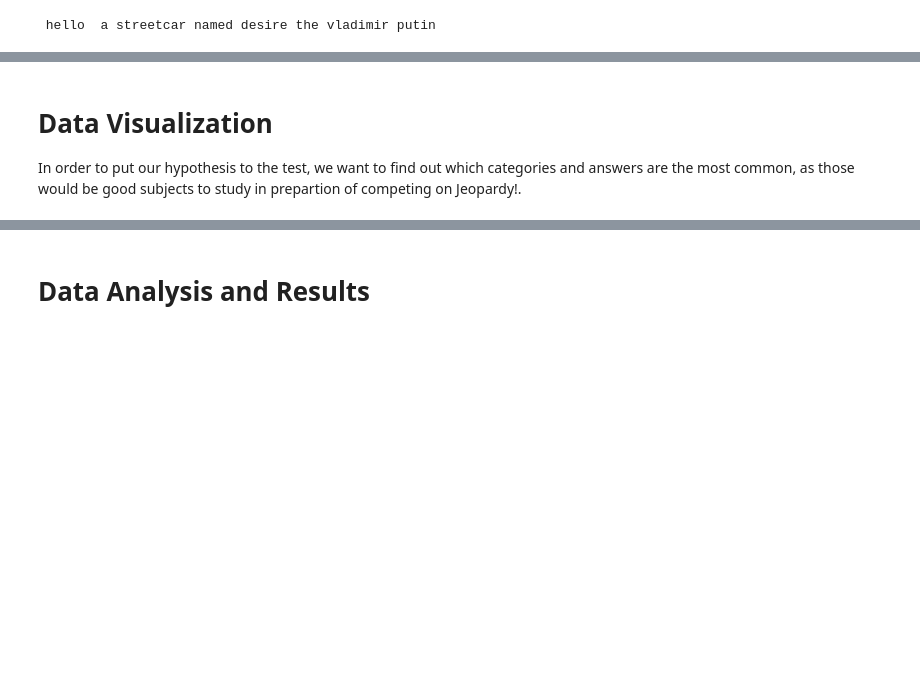
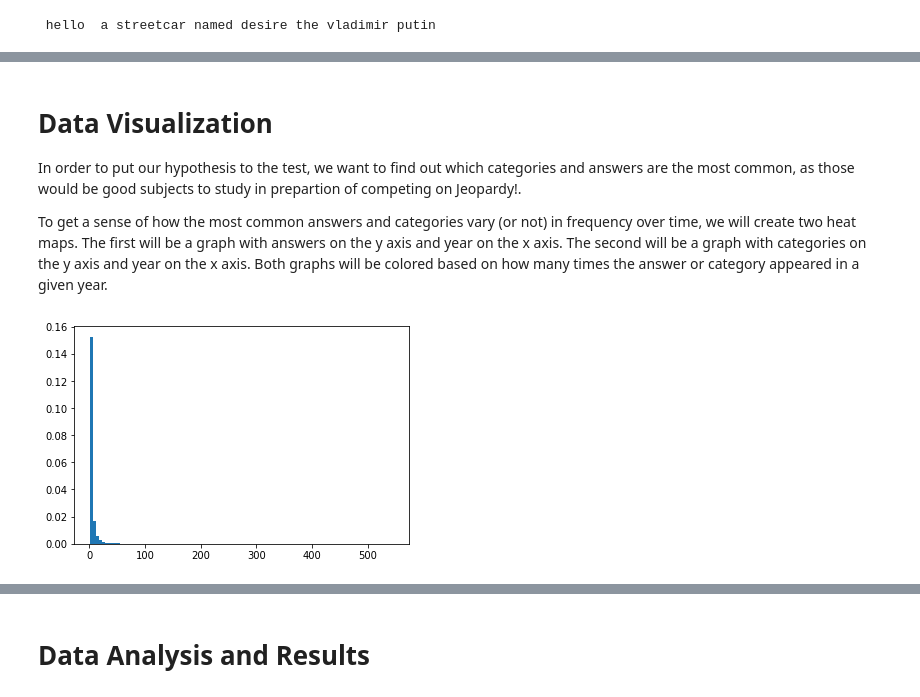
Before and after one commit to brn016/Projects, a Jupyter notebook: Jeopardy Project.ipynb, the cells around one changed output, grey strips where cells are left out. Drawn from its saved outputs; the diff is of its cells as text; code cells hidden in the pictures; blank space fills up the shorter version.

```diff
--- a/Jeopardy Project.ipynb
+++ b/Jeopardy Project.ipynb
@@ -125,3 +127,5 @@ dfClean.to_csv('jeopardyDFClean.csv')
 # Data Visualization
 
 In order to put our hypothesis to the test, we want to find out which categories and answers are the most common, as those would be good subjects to study in prepartion of competing on Jeopardy!.
+
+To get a sense of how the most common answers and categories vary (or not) in frequency over time, we will create two heat maps. The first will be a graph with answers on the y axis and year on the x axis. The second will be a graph with categories on the y axis and year on the x axis. Both graphs will be colored based on how many times the answer or category appeared in a given year.
@@ -127,0 +135,7 @@ In order to put our hypothesis to the test, we want to find out which categories
+# %%
+allCatCounts = dfClean['category'].value_counts()
+fig1 = plt.gcf()
+plt.hist(allCatCounts, normed=True, bins=100)
+plt.show()
+# %% [output]
+[figure, added]
```
Also changed, not shown: parts of 14 cells of this notebook.
